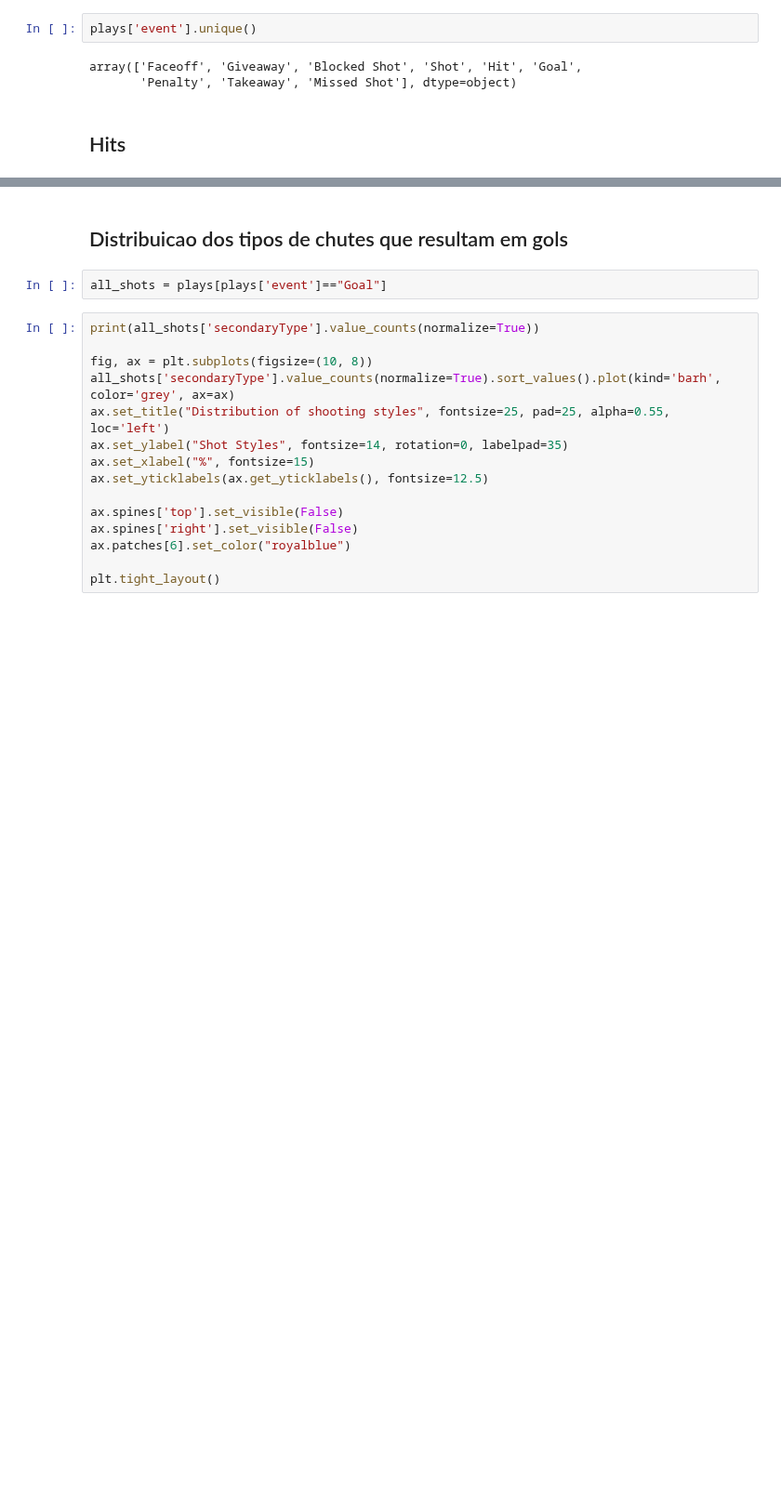
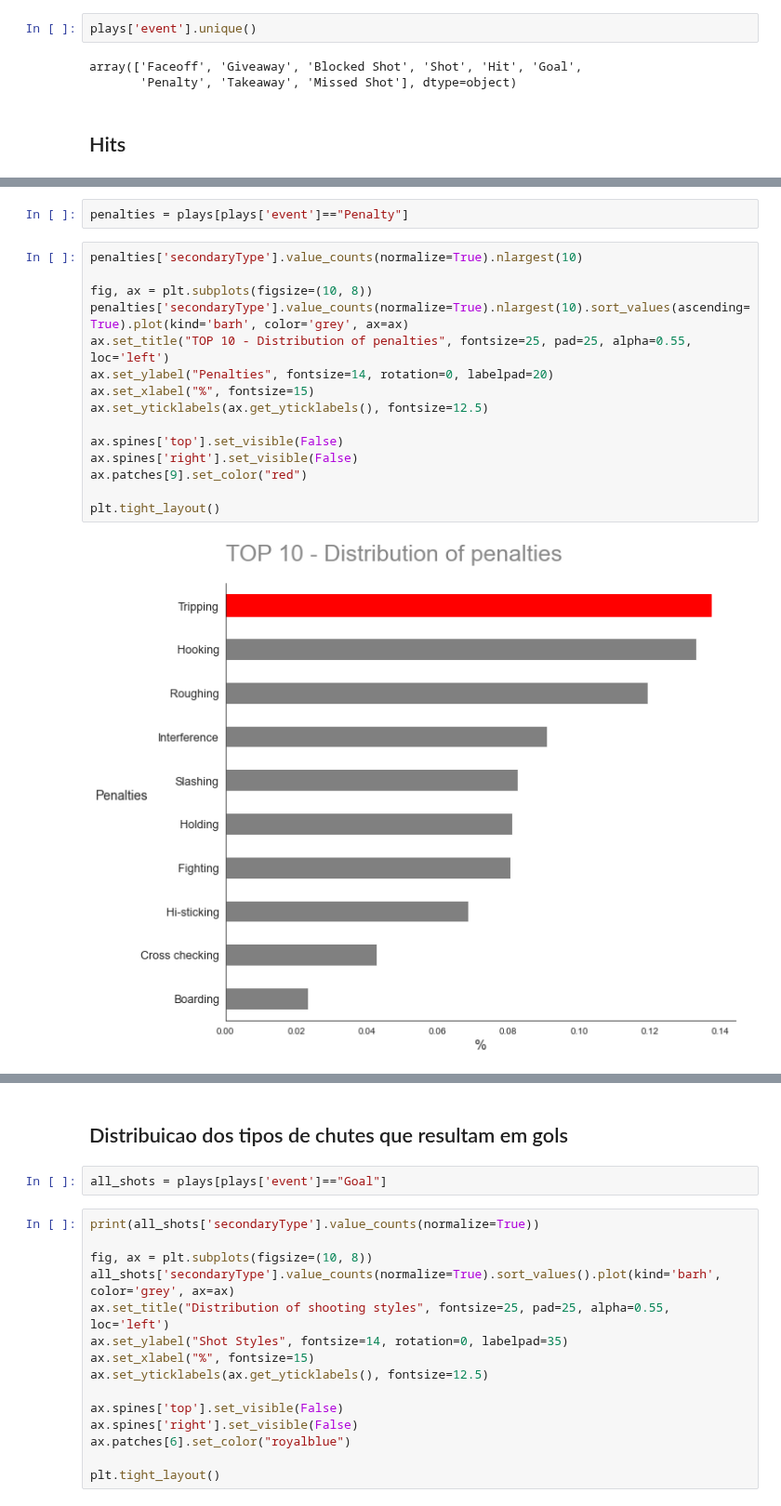
Before and after one commit to DanOakStats/NHL, a Jupyter notebook: data_cleaning.ipynb, the cells around one changed output, grey strips where cells are left out. Shown at 93% size. Saved outputs shown, nothing was run; the diff lists cells and outputs as text; blank space fills up the shorter version.

```diff
--- a/data_cleaning.ipynb
+++ b/data_cleaning.ipynb
@@ -462,0 +491,19 @@ plays[plays['event']=="Hit"].sum()
+# %%
+penalties = plays[plays['event']=="Penalty"]
+# %%
+penalties['secondaryType'].value_counts(normalize=True).nlargest(10)
+
+fig, ax = plt.subplots(figsize=(10, 8))
+penalties['secondaryType'].value_counts(normalize=True).nlargest(10).sort_values(ascending=True).plot(kind='barh', color='grey', ax=ax)
+ax.set_title("TOP 10 - Distribution of penalties", fontsize=25, pad=25, alpha=0.55, loc='left')
+ax.set_ylabel("Penalties", fontsize=14, rotation=0, labelpad=20)
+ax.set_xlabel("%", fontsize=15)
+ax.set_yticklabels(ax.get_yticklabels(), fontsize=12.5)
+
+ax.spines['top'].set_visible(False)
+ax.spines['right'].set_visible(False)
+ax.patches[9].set_color("red")
+
+plt.tight_layout()
+# %% [output]
+[figure, added]
```
Also changed, not shown: parts of 10 cells of this notebook.
